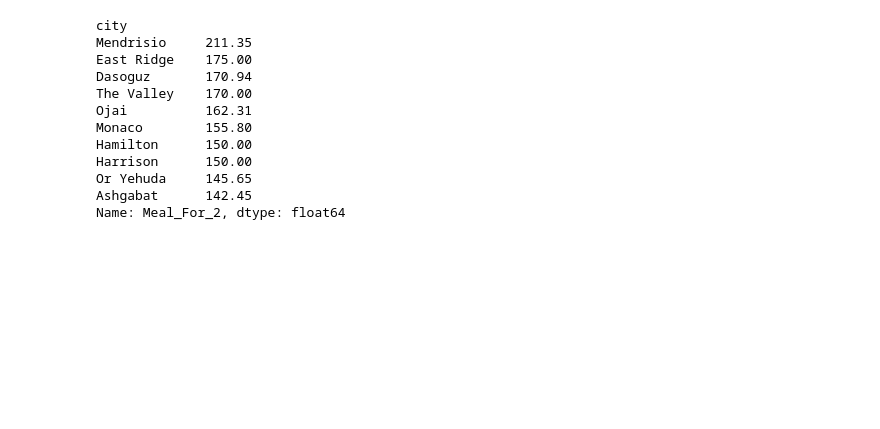
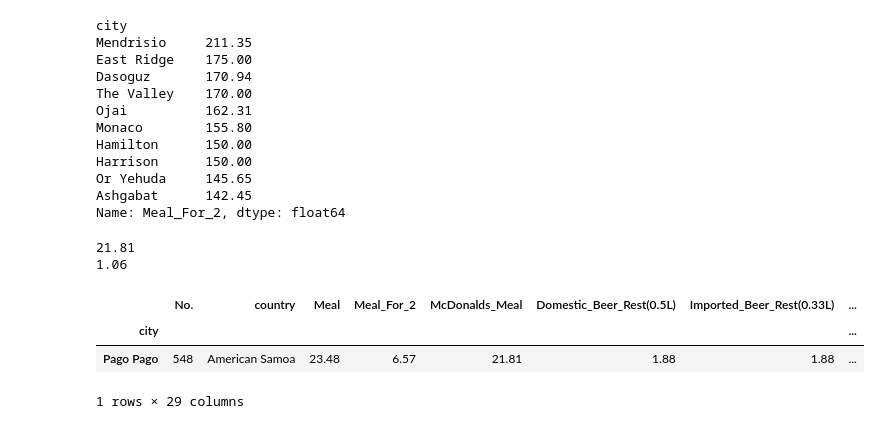
Before and after one commit to Reed-Carter/Global-Cost-of-Living, a Jupyter notebook: phil-project.ipynb, the cells around one changed output. Cells and saved outputs as stored; diff of their text form; code cells hidden in the pictures; blank space fills up the shorter version.

Commit message:
find max and min value for McDonalds column.

```diff
--- a/phil-project.ipynb
+++ b/phil-project.ipynb
@@ -228,3 +228,20 @@ Harrison      150.00
 Or Yehuda     145.65
 Ashgabat      142.45
 Name: Meal_For_2, dtype: float64
+# %%
+# Find the min and max values in the McDonald's meal column
+max_mcdonalds = cost_of_living.McDonalds_Meal.max()
+min_mcdonalds = cost_of_living.McDonalds_Meal.min()
+print(max_mcdonalds)
+print(min_mcdonalds)
+# %% [output]
+21.81
+1.06
+# %%
+# Filter to find the max value in the McDonalds column
+cost_of_living[cost_of_living.McDonalds_Meal == 21.81]
+# %% [output]
+|  | No. | country | Meal | Meal_For_2 | McDonalds_Meal | Domestic_Beer_Rest(0.5L) | Imported_Beer_Rest(0.33L) | ... |
+| city |  |  |  |  |  |  |  | ... |
+| Pago Pago | 548 | American Samoa | 23.48 | 6.57 | 21.81 | 1.88 | 1.88 | ... |
+1 rows × 29 columns
```
Also changed, not shown: parts of 3 cells of this notebook.
